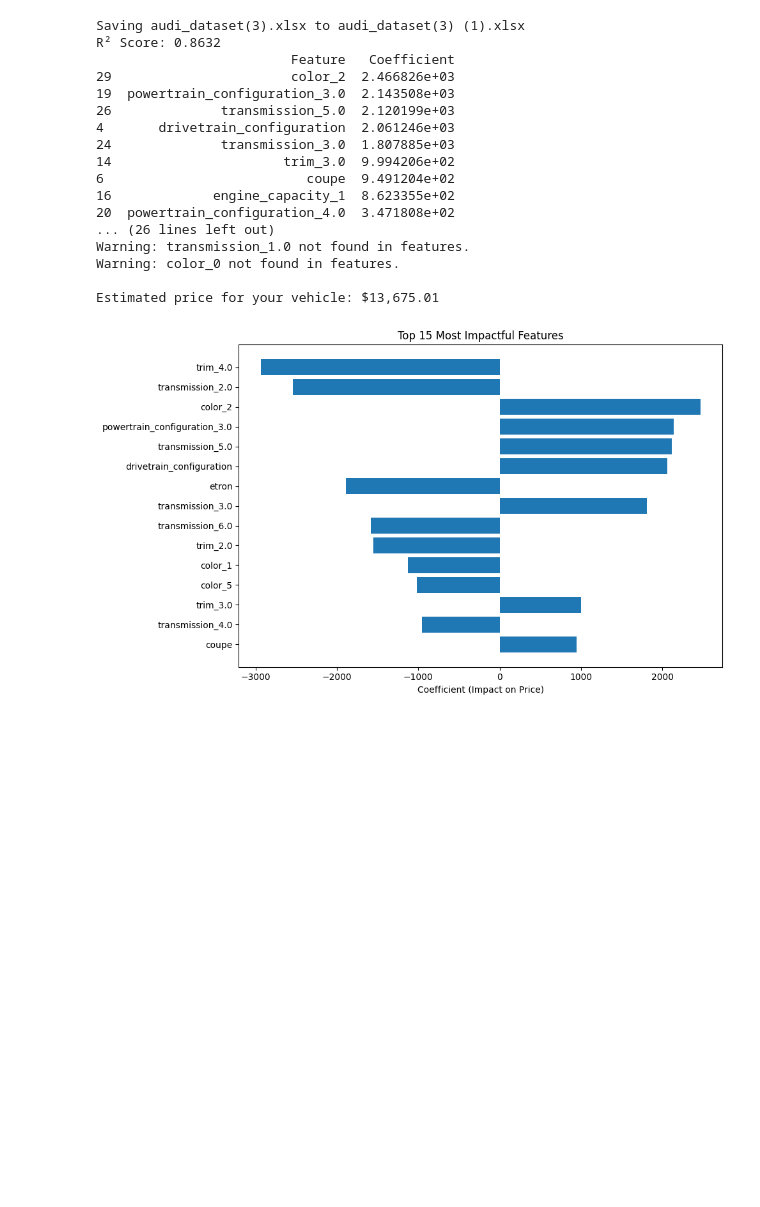
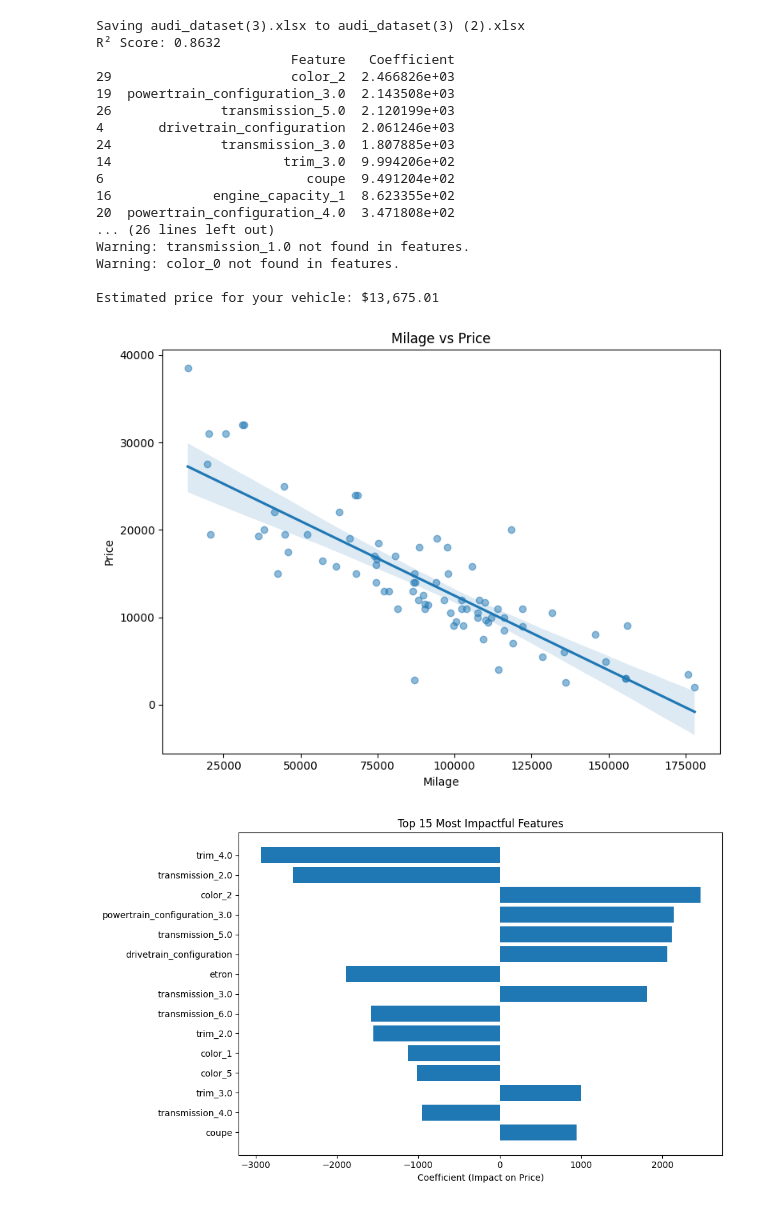
Before and after one commit to kirby-taylor/Python-empirical_models, a Jupyter notebook: audi_price_analysis.ipynb, the cells around one changed output. Drawn from its saved outputs; the diff is of its cells as text; code cells hidden in the pictures; blank space fills up the shorter version.

```diff
--- a/audi_price_analysis.ipynb
+++ b/audi_price_analysis.ipynb
@@ -97,45 +97,44 @@ my_car_df = pd.DataFrame([my_car_features])
 predicted_price = model.predict(my_car_df)[0]
 print(f"\nEstimated price for your vehicle: ${predicted_price:,.2f}")
 
-# Visualizing relationship between single variable and price
+# Visualizing:
 import seaborn as sns
-#import matplotlib.pyplot as plt
-# Scatter plot with regression line
-#plt.figure(figsize=(8, 6))
-#sns.regplot(x='milage', y='price', data=df, scatter_kws={'alpha':0.5})
-#plt.title('Milage vs Price')
-#plt.xlabel('Milage')
-#plt.ylabel('Price')
-#plt.tight_layout()
-#plt.show()
-
-# Visualizing relative impact of each variable
 import matplotlib.pyplot as plt
+# relationship between single variable and price
+plt.figure(figsize=(8, 6))
+sns.regplot(x='milage', y='price', data=df, scatter_kws={'alpha':0.5})
+plt.title('Milage vs Price')
+plt.xlabel('Milage')
+plt.ylabel('Price')
+plt.tight_layout()
+plt.show()
+# relative impact of each variable
 top_coef_df = coef_df.sort_values(by='Coefficient', key=abs, ascending=False).head(15)
 plt.figure(figsize=(10, 6))
 plt.barh(top_coef_df['Feature'], top_coef_df['Coefficient'])
 plt.xlabel("Coefficient (Impact on Price)")
 plt.title("Top 15 Most Impactful Features")
 plt.gca().invert_yaxis()
 plt.tight_layout()
 plt.show()
 # %% [output]
 [interactive output not drawn]
-Saving audi_dataset(3).xlsx to audi_dataset(3) (1).xlsx
+Saving audi_dataset(3).xlsx to audi_dataset(3) (2).xlsx
 R² Score: 0.8632
                          Feature   Coefficient
 29                       color_2  2.466826e+03
 19  powertrain_configuration_3.0  2.143508e+03
 26              transmission_5.0  2.120199e+03
 4       drivetrain_configuration  2.061246e+03
 24              transmission_3.0  1.807885e+03
 14                      trim_3.0  9.994206e+02
 6                          coupe  9.491204e+02
 16             engine_capacity_1  8.623355e+02
 20  powertrain_configuration_4.0  3.471808e+02
 ... (26 lines left out)
 Warning: transmission_1.0 not found in features.
 Warning: color_0 not found in features.
 
 Estimated price for your vehicle: $13,675.01
-[figure, old version]
+[figure, new version]
+[figure, added]
```
